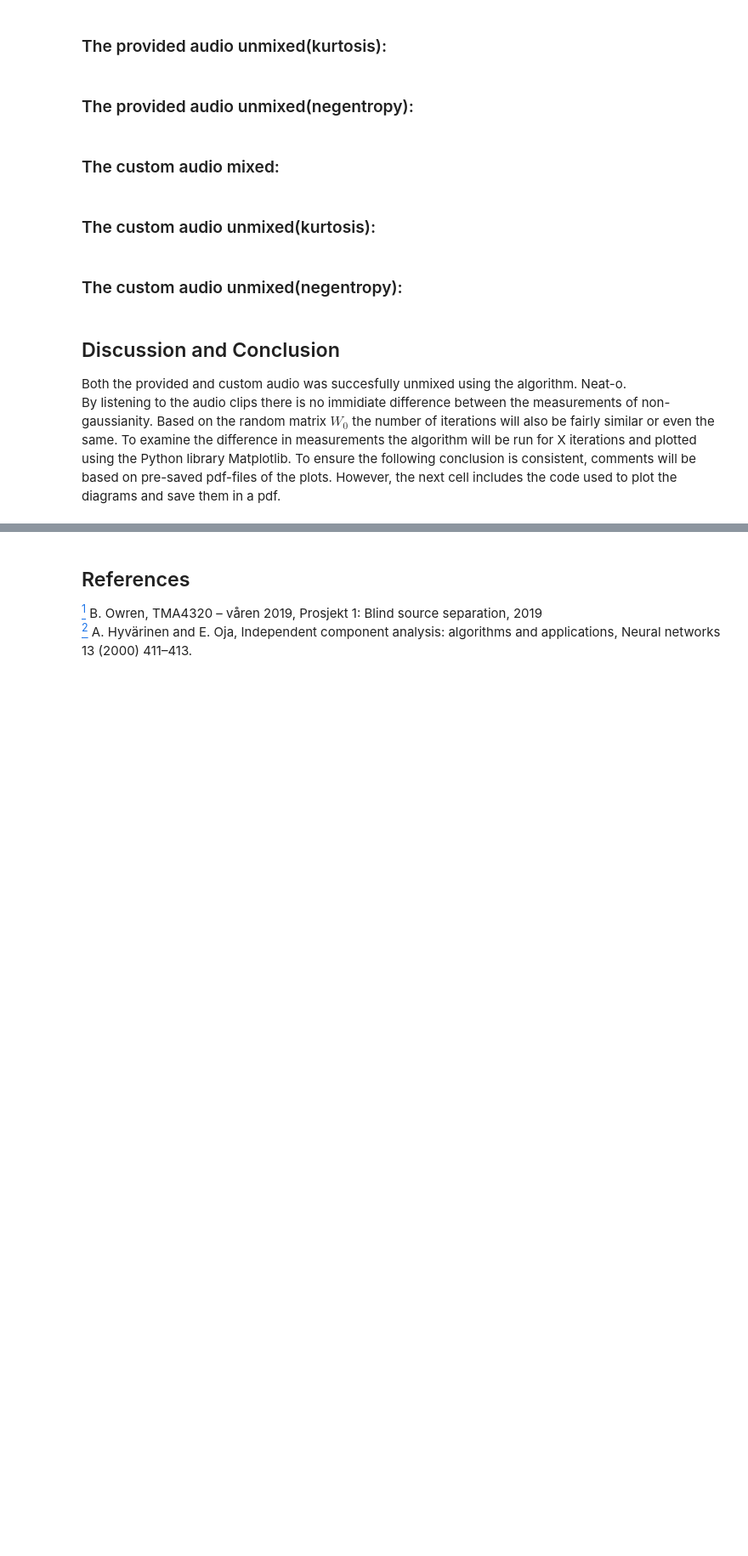
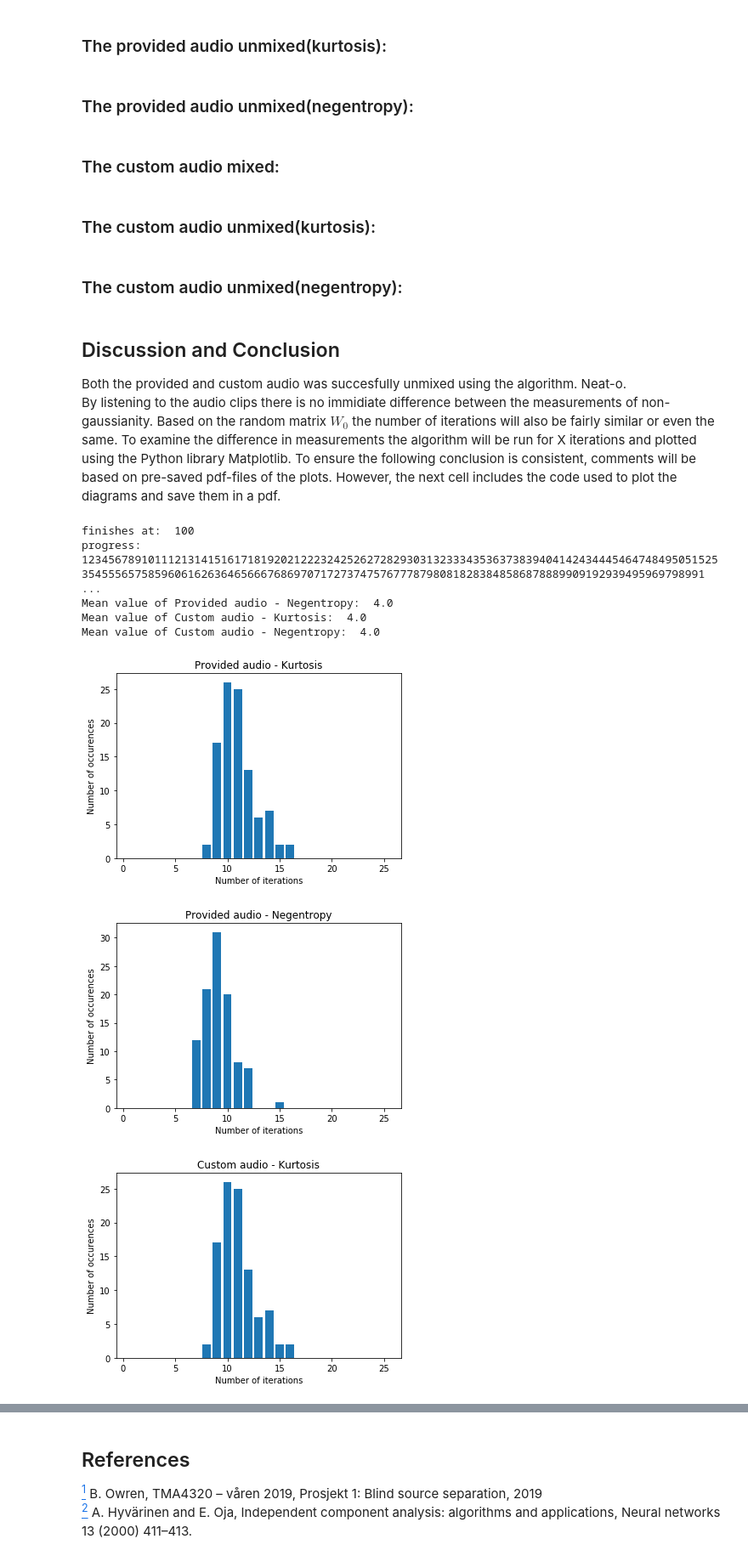
Before and after one commit to kaprests/Independent-component-analysis, a Jupyter notebook: Prosjekt_HO.ipynb, the cells around one changed output, grey strips where cells are left out. Shown at 85% size. Saved outputs shown, nothing was run; the diff lists cells and outputs as text; code cells hidden in the pictures; blank space fills up the shorter version.

Commit message:
The mean value of each figure is now printed, but it seems numpy provides the wrong value

```diff
--- a/Prosjekt_HO.ipynb
+++ b/Prosjekt_HO.ipynb
@@ -415,7 +415,7 @@ more than 25 iterations to reach convergence.
 Uncomment code below to generate own figures. Pregenerated figures at at the bottom.
 '''
 
-'''
+
 import matplotlib.pyplot as plt
 
 
@@ -464,35 +464,48 @@ for i in range(num_iter):
     y_vec_neg1[num_iter_neg] += 1
 
     # progression
     print(i+1, end='')
 
+print("Mean value of Provided audio - Kurtosis: ", np.average(y_vec_kur))
+print("Mean value of Provided audio - Negentropy: ", np.average(y_vec_neg))
+print("Mean value of Custom audio - Kurtosis: ", np.average(y_vec_kur1))
+print("Mean value of Custom audio - Negentropy: ", np.average(y_vec_neg1))
+
 plt.bar(x_vec, y_vec_kur)
 plt.title("Provided audio - Kurtosis")
 plt.xlabel("Number of iterations")
 plt.ylabel("Number of occurences")
-#plt.savefig("pa_kur.png")
+plt.savefig("pa_kur.png")
 plt.show()
 
 
 plt.bar(x_vec, y_vec_neg)
 plt.title("Provided audio - Negentropy")
 plt.xlabel("Number of iterations")
 plt.ylabel("Number of occurences")
-#plt.savefig("pa_neg.png")
+plt.savefig("pa_neg.png")
 plt.show()
 
 
 plt.bar(x_vec, y_vec_kur1)
 plt.title("Custom audio - Kurtosis")
 plt.xlabel("Number of iterations")
 plt.ylabel("Number of occurences")
-#plt.savefig("ca_kur.png")
+plt.savefig("ca_kur.png")
 plt.show()
 
 plt.bar(x_vec, y_vec_neg1)
 plt.title("Custom audio - Negentropy")
 plt.xlabel("Number of iterations")
 plt.ylabel("Number of occurences")
-#plt.savefig("ca_neg.png")
+plt.savefig("ca_neg.png")
 plt.show()
-'''
+# %% [output]
+finishes at:  100
+progress: 1234567891011121314151617181920212223242526272829303132333435363738394041424344454647484950515253545556575859606162636465666768697071727374757677787980818283848586878889909192939495969798991 ...
+Mean value of Provided audio - Negentropy:  4.0
+Mean value of Custom audio - Kurtosis:  4.0
+Mean value of Custom audio - Negentropy:  4.0
+[figure, added]
+[figure, added]
+[figure, added]
```
Also changed, not shown: parts of 1 cell of this notebook, 4 other files.
